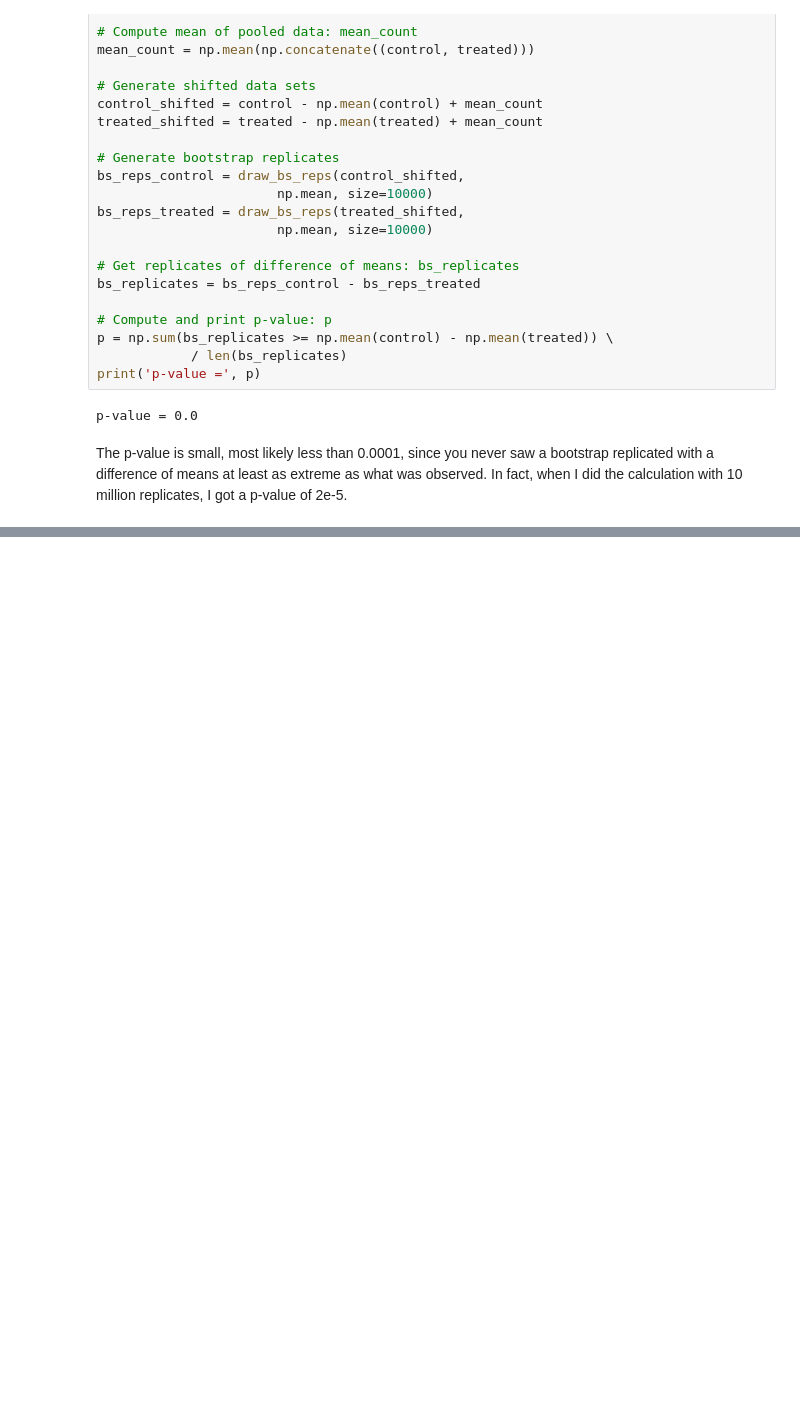
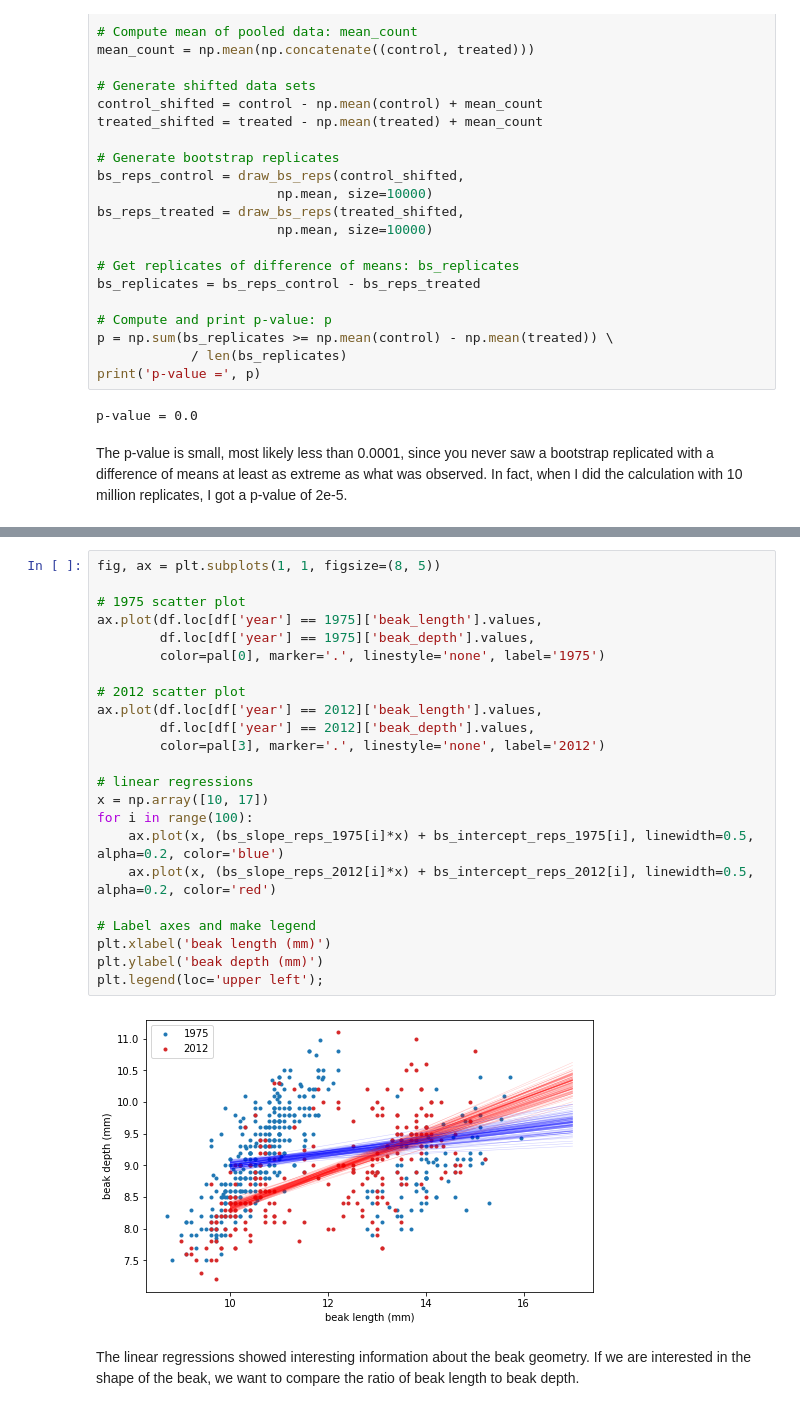
Before and after one commit to Sz593/Python_Notes, a Jupyter notebook: 2-1 Statistical Thinking in Python.ipynb, the cells around one changed output, grey strips where cells are left out. Drawn from its saved outputs; the diff is of its cells as text; blank space fills up the shorter version.

```diff
--- a/2-1 Statistical Thinking in Python.ipynb
+++ b/2-1 Statistical Thinking in Python.ipynb
@@ -679,0 +858,27 @@ The p-value is small, most likely less than 0.0001, since you never saw a bootst
+# %%
+fig, ax = plt.subplots(1, 1, figsize=(8, 5))
+
+# 1975 scatter plot
+ax.plot(df.loc[df['year'] == 1975]['beak_length'].values,
+        df.loc[df['year'] == 1975]['beak_depth'].values,
+        color=pal[0], marker='.', linestyle='none', label='1975')
+
+# 2012 scatter plot
+ax.plot(df.loc[df['year'] == 2012]['beak_length'].values,
+        df.loc[df['year'] == 2012]['beak_depth'].values,
+        color=pal[3], marker='.', linestyle='none', label='2012')
+
+# linear regressions
+x = np.array([10, 17])
+for i in range(100):
+    ax.plot(x, (bs_slope_reps_1975[i]*x) + bs_intercept_reps_1975[i], linewidth=0.5, alpha=0.2, color='blue')
+    ax.plot(x, (bs_slope_reps_2012[i]*x) + bs_intercept_reps_2012[i], linewidth=0.5, alpha=0.2, color='red')
+
+# Label axes and make legend
+plt.xlabel('beak length (mm)')
+plt.ylabel('beak depth (mm)')
+plt.legend(loc='upper left');
+# %% [output]
+[figure, added]
+# %% [markdown]
+The linear regressions showed interesting information about the beak geometry. If we are interested in the shape of the beak, we want to compare the ratio of beak length to beak depth.
```
Also changed, not shown: parts of 37 cells of this notebook, 6 other files.
